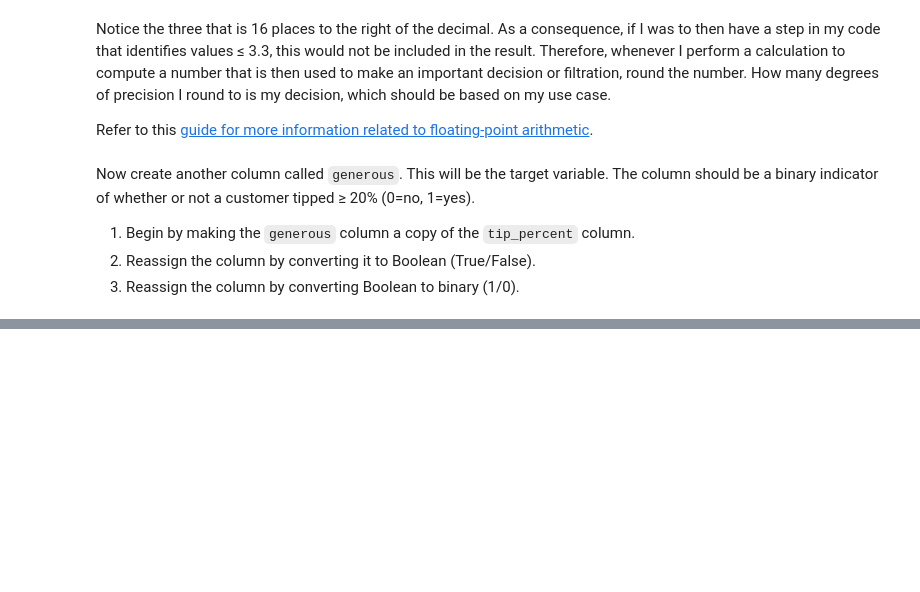
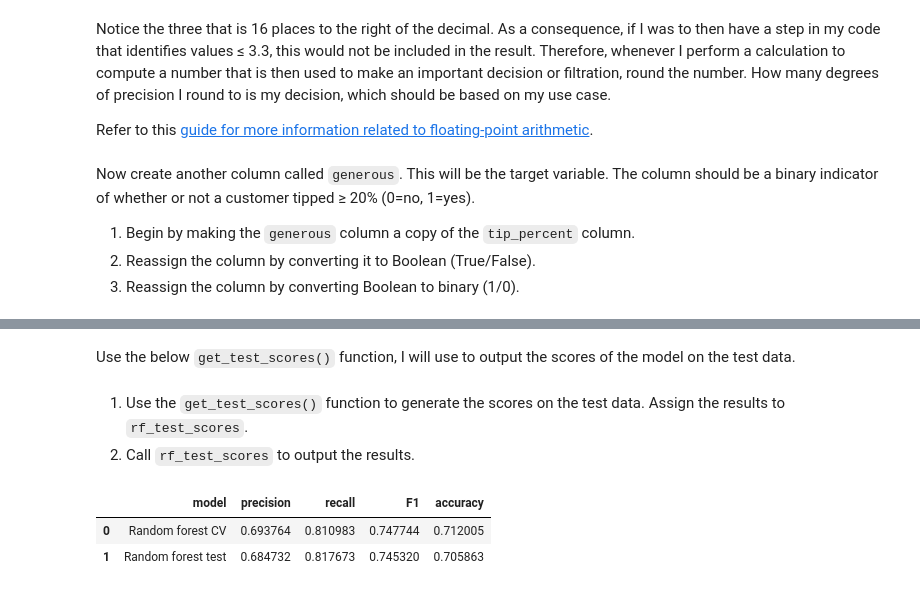
Before and after one commit to JSparktuneGrid/NYC-Taxi-ML-model, a Jupyter notebook: NYC_Taxi_ML_model.ipynb, the cells around one changed output, grey strips where cells are left out. Cells and saved outputs as stored; diff of their text form; code cells hidden in the pictures; blank space fills up the shorter version.

Commit message:
built random forest model

```diff
--- a/NYC_Taxi_ML_model.ipynb
+++ b/NYC_Taxi_ML_model.ipynb
@@ -173,0 +469,3 @@ Now create another column called `generous`. This will be the target variable. T
+# %%
+%%time
+rf1.fit(X_train,y_train)
@@ -173,0 +510,4 @@ Now create another column called `generous`. This will be the target variable. T
+# %%
+# open pickled the model
+with open(path + 'rf_tuned01_model', 'rb') as to_read:
+    rf1 = pickle.load(to_read)
@@ -173,0 +567,46 @@ Now create another column called `generous`. This will be the target variable. T
+# %%
+# Get scores on test data
+rf_preds = rf1.best_estimator_.predict(X_test)
+# %% [markdown]
+Use the below `get_test_scores()` function, I will use to output the scores of the model on the test data.
+# %%
+def get_test_scores(model_name:str, preds, y_test_data):
+    '''
+    Generate a table of test scores.
+
+    In:
+    model_name (string): Your choice: how the model will be named in the output table
+    preds: numpy array of test predictions
+    y_test_data: numpy array of y_test data
+
+    Out:
+    table: a pandas df of precision, recall, f1, and accuracy scores for your model
+    '''
+    accuracy = accuracy_score(y_test_data, preds)
+    precision = precision_score(y_test_data, preds)
+    recall = recall_score(y_test_data, preds)
+    f1 = f1_score(y_test_data, preds)
+
+    table = pd.DataFrame({'model': [model_name],
+                        'precision': [precision],
+                        'recall': [recall],
+                        'F1': [f1],
+                        'accuracy': [accuracy]
+                        })
+
+    return table
+# %% [markdown]
+1. Use the `get_test_scores()` function to generate the scores on the test data. Assign the results to `rf_test_scores`.
+2. Call `rf_test_scores` to output the results.
+# %%
+# Get scores on test data
+rf_test_scores = get_test_scores('Random forest test', rf_preds, y_test)
+results = pd.concat([result, rf_test_scores], axis=0)
+
+# drop duplicate rows
+results = results.drop(index=1).reset_index(drop=True)
+results
+# %% [output]
+|  | model | precision | recall | F1 | accuracy |
+| 0 | Random forest CV | 0.693764 | 0.810983 | 0.747744 | 0.712005 |
+| 1 | Random forest test | 0.684732 | 0.817673 | 0.745320 | 0.705863 |
```
Also changed, not shown: parts of 49 cells of this notebook, 3 other files.
